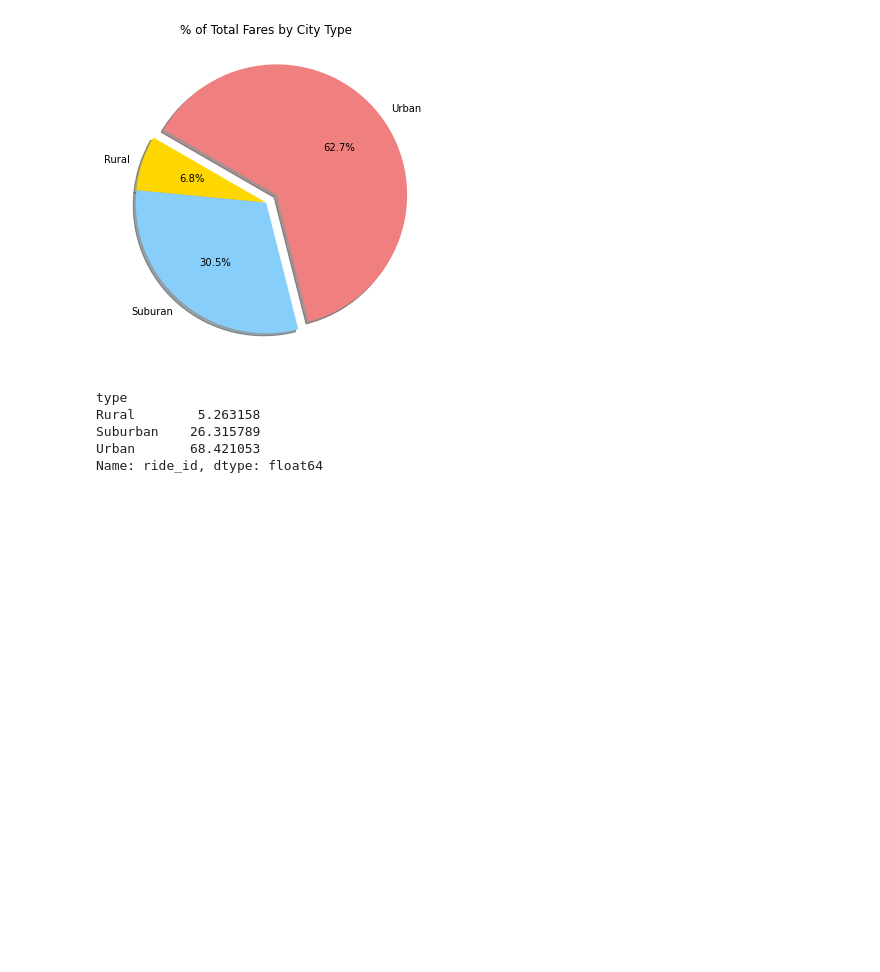
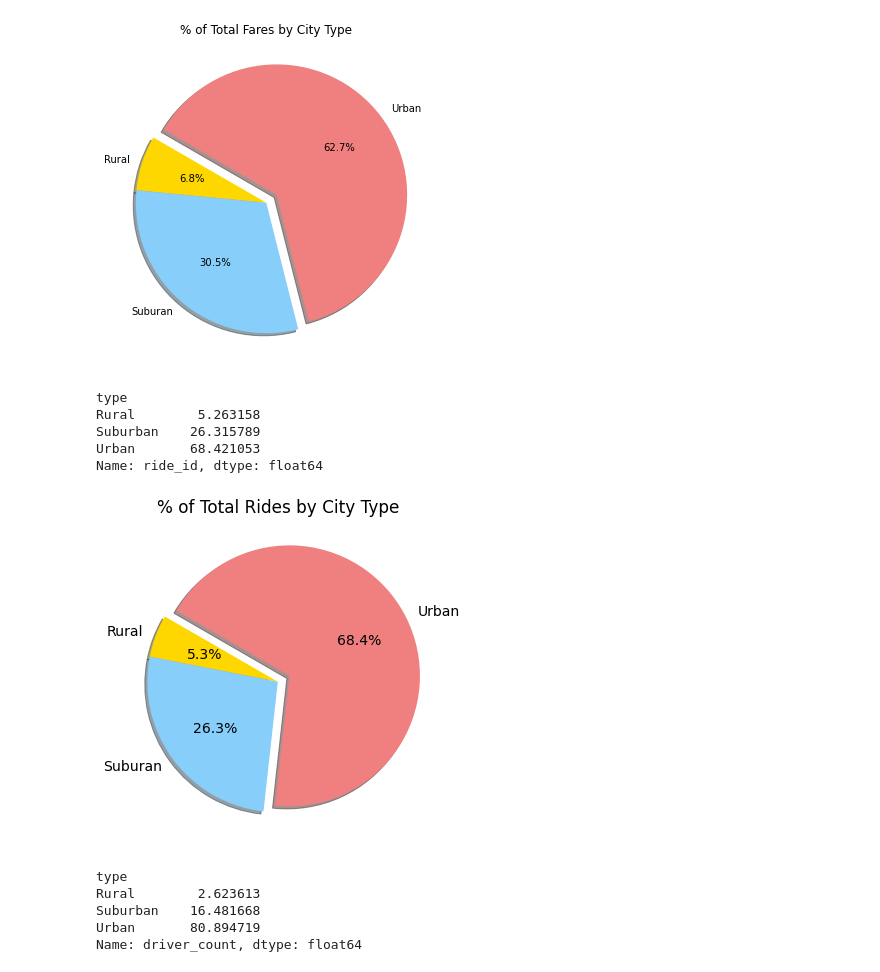
Before and after one commit to LujiaYang1/PyBer_Analysis, a Jupyter notebook: Pyber.ipynb, the cells around one changed output. Cells and saved outputs as stored; diff of their text form; code cells hidden in the pictures; blank space fills up the shorter version.

Commit message:
pie chart for total drivers

```diff
--- a/Pyber.ipynb
+++ b/Pyber.ipynb
@@ -652,3 +652,25 @@ Rural        5.263158
 Suburban    26.315789
 Urban       68.421053
 Name: ride_id, dtype: float64
+# %%
+plt.subplots(figsize=(10,6))
+plt.pie(ride_percents, labels=["Rural","Suburan","Urban"],
+       colors=["gold","lightskyblue","lightcoral"],
+       explode=[0,0,0.1],
+       autopct="%1.1f%%",
+       shadow=True,startangle=150)
+plt.title("% of Total Rides by City Type")
+mpl.rcParams["font.size"]=14
+plt.savefig("analysis/Fig6.png")
+plt.show()
+# %% [output]
+[figure, added]
+# %%
+driver_percents=100*city_data_df.groupby(["type"]).sum()["driver_count"]/city_data_df["driver_count"].sum()
+driver_percents
+# %% [output]
+type
+Rural        2.623613
+Suburban    16.481668
+Urban       80.894719
+Name: driver_count, dtype: float64
```
Also changed, not shown: 1 other file.
